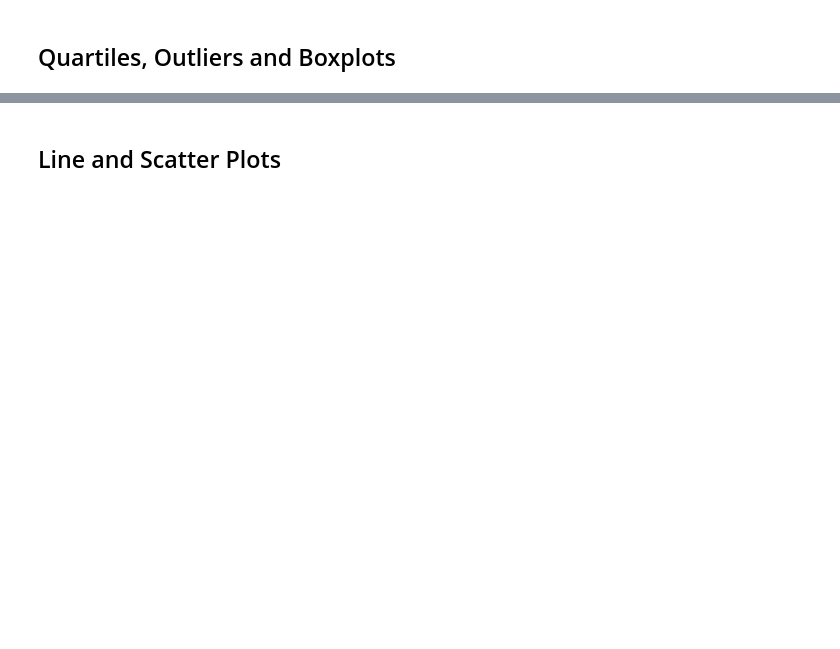
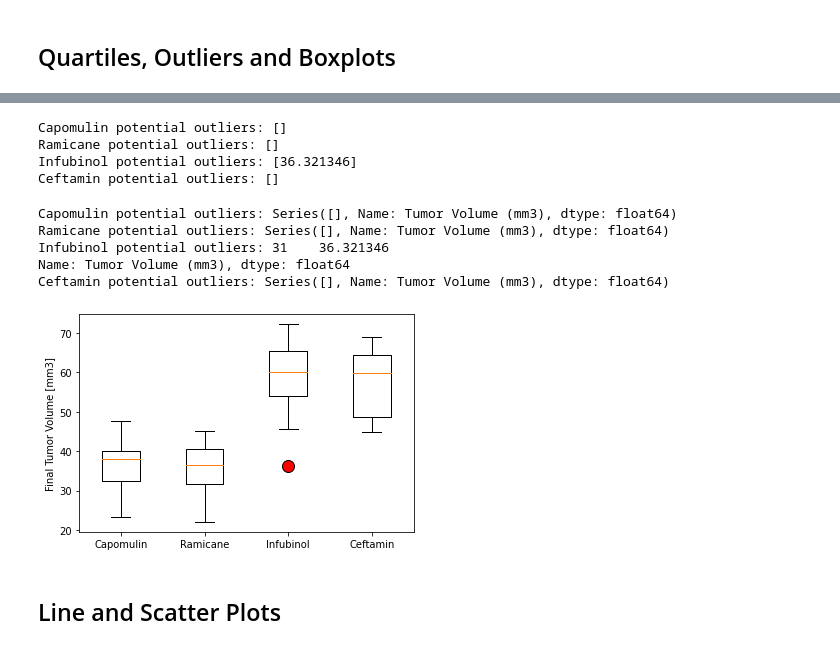
Before and after one commit to javrobs/matplotlib_challenge, a Jupyter notebook: Pymaceuticals/pymaceuticals_main.ipynb, the cells around one changed output, grey strips where cells are left out. Drawn from its saved outputs; the diff is of its cells as text; code cells hidden in the pictures; blank space fills up the shorter version.

```diff
--- a/Pymaceuticals/pymaceuticals_main.ipynb
+++ b/Pymaceuticals/pymaceuticals_main.ipynb
@@ -199,21 +214,52 @@ Name: Timepoint, dtype: int64
+# %%
+# Put treatments into a list for for loop (and later for plot labels)
+treatments=["Capomulin", "Ramicane", "Infubinol", "Ceftamin"]
+# Create empty list to fill with tumor vol data (for plotting)
+tumordata=[]
+for treatment in treatments:
+    treatment_data=data_last.loc[data_last["Drug Regimen"]==treatment]["Tumor Volume (mm3)"]
+    tumordata.append(treatment_data)
+# Calculate the IQR and quantitatively determine if there are any potential outliers.
+    quartiles=treatment_data.quantile([0.25,0.75])
+    IQR=quartiles[0.75]-quartiles[0.25]
+ # Determine outliers using upper and lower bounds
+    lower_bound=quartiles[0.25]-(1.5*IQR)
+    upper_bound=quartiles[0.75]+(1.5*IQR)
+    outliers=[round(mouse,6) for mouse in treatment_data if mouse > upper_bound or mouse < lower_bound]
+    print(f"{treatment} potential outliers: {outliers}")
+# %% [output]
+Capomulin potential outliers: []
+Ramicane potential outliers: []
+Infubinol potential outliers: [36.321346]
+Ceftamin potential outliers: []
 # %%
 # Put treatments into a list for for loop (and later for plot labels)
-
-
+treatments=["Capomulin", "Ramicane", "Infubinol", "Ceftamin"]
 # Create empty list to fill with tumor vol data (for plotting)
-
-
+tumordata=[]
+for treatment in treatments:
+    treatment_data=data_last.loc[data_last["Drug Regimen"]==treatment]["Tumor Volume (mm3)"]
+    tumordata.append(treatment_data)
 # Calculate the IQR and quantitatively determine if there are any potential outliers.
-
-
-    # Locate the rows which contain mice on each drug and get the tumor volumes
-
-
-    # add subset
-
-
-    # Determine outliers using upper and lower bounds
+    quartiles=treatment_data.quantile([0.25,0.75])
+    IQR=quartiles[0.75]-quartiles[0.25]
+ # Determine outliers using upper and lower bounds
+    lower_bound=quartiles[0.25]-(1.5*IQR)
+    upper_bound=quartiles[0.75]+(1.5*IQR)
+    outliers=treatment_data.loc[(treatment_data>upper_bound)|(treatment_data<lower_bound)]
+    print(f"{treatment} potential outliers: {outliers}")
+# %% [output]
+Capomulin potential outliers: Series([], Name: Tumor Volume (mm3), dtype: float64)
+Ramicane potential outliers: Series([], Name: Tumor Volume (mm3), dtype: float64)
+Infubinol potential outliers: 31    36.321346
+Name: Tumor Volume (mm3), dtype: float64
+Ceftamin potential outliers: Series([], Name: Tumor Volume (mm3), dtype: float64)
 # %%
 # Generate a box plot that shows the distrubution of the tumor volume for each treatment group.
+plt.boxplot(tumordata,labels=treatments,flierprops={"marker":'o', "markerfacecolor":'red', "markersize":12})
+plt.ylabel("Final Tumor Volume [mm3]")
+plt.show()
+# %% [output]
+[figure, added]
 # %% [markdown]
 ## Line and Scatter Plots
```
Also changed, not shown: parts of 12 cells of this notebook, 1 other file.
